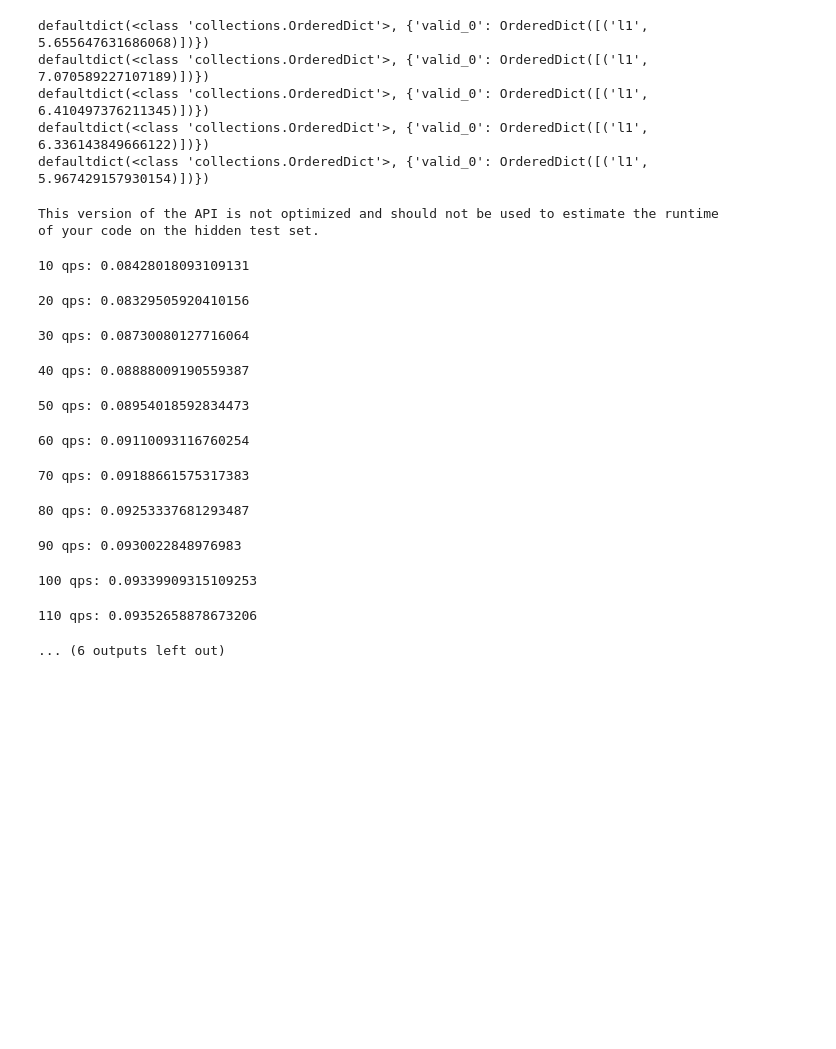
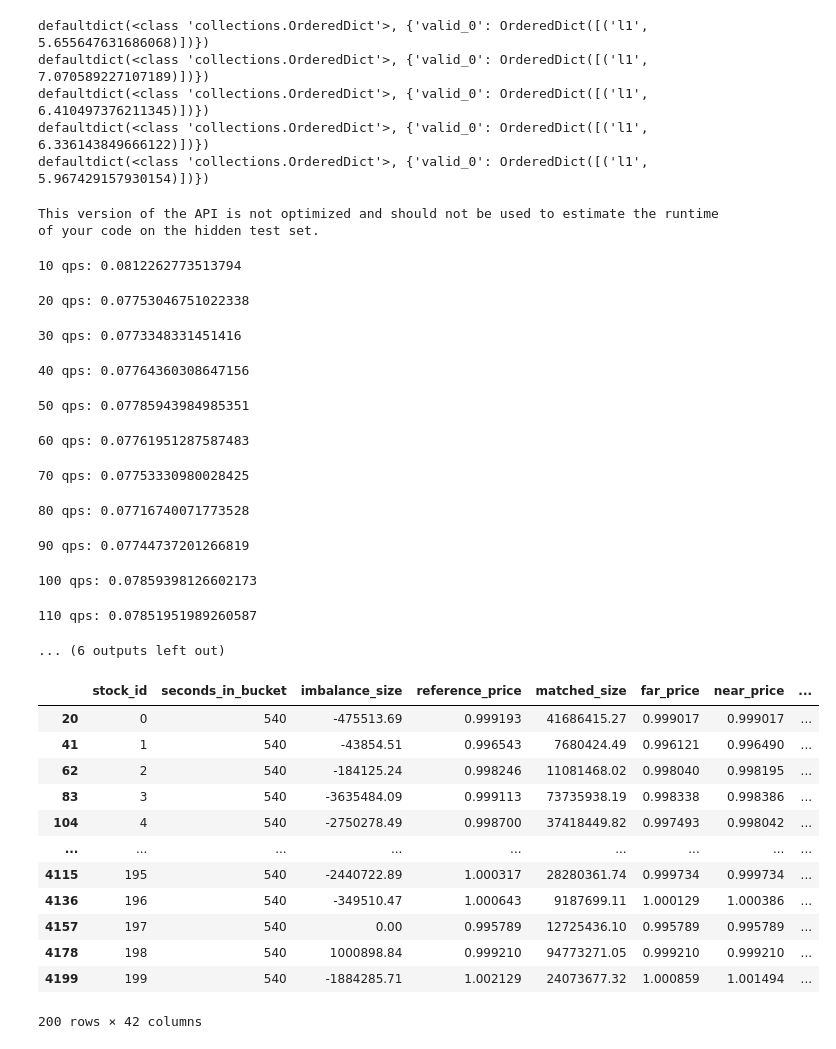
Before and after one commit to mazzasaverio/mlops-hub, a Jupyter notebook: training-optiver-trading-at-the-close-v13.ipynb, the cells around one changed output. Saved outputs shown, nothing was run; the diff lists cells and outputs as text; code cells hidden in the pictures; blank space fills up the shorter version.

Commit message:
Kaggle Notebook | training_optiver_trading_at_the_close_v13 | Version 67

```diff
--- a/training-optiver-trading-at-the-close-v13.ipynb
+++ b/training-optiver-trading-at-the-close-v13.ipynb
@@ -728,19 +744,4 @@ import polars as pl
 # %%
-def zero_sum(prices, volumes):
-    std_error = np.sqrt(volumes)
-    step = np.sum(prices) / np.sum(std_error)
-    out = prices - std_error * step
-    return out
-
-
-import optiver2023
-
-env = optiver2023.make_env()
-iter_test = env.iter_test()
-counter = 0
-y_min, y_max = -64, 64
-qps, predictions = [], []
-cache = pd.DataFrame()
 
 for test, revealed_targets, sample_prediction in iter_test:
     now_time = time.time()
@@ -756,7 +757,14 @@ for test, revealed_targets, sample_prediction in iter_test:
             .reset_index(drop=True)
         )
 
-    feat = feat_engineering(cache)[-len(test) :]
+    feat = feat_engineering(cache)
+#    if counter == 3:
+#        break
+
+
+    feat = feat.sort_values(by=["time_id", "stock_id"])
+
+    feat = feat[-len(test) :]
 
     # added after new API, reference: https://www.kaggle.com/competitions/optiver-trading-at-the-close/discussion/455690#2526672
     if test.currently_scored.iloc[0] == False:
@@ -795,17 +803,33 @@ print(
 )
 # %% [output]
 This version of the API is not optimized and should not be used to estimate the runtime of your code on the hidden test set.
-10 qps: 0.08428018093109131
+10 qps: 0.0812262773513794
-20 qps: 0.08329505920410156
+20 qps: 0.07753046751022338
-30 qps: 0.08730080127716064
+30 qps: 0.0773348331451416
-40 qps: 0.08888009190559387
+40 qps: 0.07764360308647156
-50 qps: 0.08954018592834473
+50 qps: 0.07785943984985351
-60 qps: 0.09110093116760254
+60 qps: 0.07761951287587483
-70 qps: 0.09188661575317383
+70 qps: 0.07753330980028425
-80 qps: 0.09253337681293487
+80 qps: 0.07716740071773528
-90 qps: 0.0930022848976983
+90 qps: 0.07744737201266819
-100 qps: 0.09339909315109253
+100 qps: 0.07859398126602173
-110 qps: 0.09352658878673206
+110 qps: 0.07851951989260587
 ... (6 outputs left out)
 # %%
 # clean_directory_except_one('/kaggle/working/','submission.csv')
+# %%
+feat
+# %% [output]
+|  | stock_id | seconds_in_bucket | imbalance_size | reference_price | matched_size | far_price | near_price | ... |
+| 20 | 0 | 540 | -475513.69 | 0.999193 | 41686415.27 | 0.999017 | 0.999017 | ... |
+| 41 | 1 | 540 | -43854.51 | 0.996543 | 7680424.49 | 0.996121 | 0.996490 | ... |
+| 62 | 2 | 540 | -184125.24 | 0.998246 | 11081468.02 | 0.998040 | 0.998195 | ... |
+| 83 | 3 | 540 | -3635484.09 | 0.999113 | 73735938.19 | 0.998338 | 0.998386 | ... |
+| 104 | 4 | 540 | -2750278.49 | 0.998700 | 37418449.82 | 0.997493 | 0.998042 | ... |
+| ... | ... | ... | ... | ... | ... | ... | ... | ... |
+| 4115 | 195 | 540 | -2440722.89 | 1.000317 | 28280361.74 | 0.999734 | 0.999734 | ... |
+| 4136 | 196 | 540 | -349510.47 | 1.000643 | 9187699.11 | 1.000129 | 1.000386 | ... |
+| 4157 | 197 | 540 | 0.00 | 0.995789 | 12725436.10 | 0.995789 | 0.995789 | ... |
+| 4178 | 198 | 540 | 1000898.84 | 0.999210 | 94773271.05 | 0.999210 | 0.999210 | ... |
+| 4199 | 199 | 540 | -1884285.71 | 1.002129 | 24073677.32 | 1.000859 | 1.001494 | ... |
+200 rows × 42 columns
```
Also changed, not shown: parts of 1 cell of this notebook.
